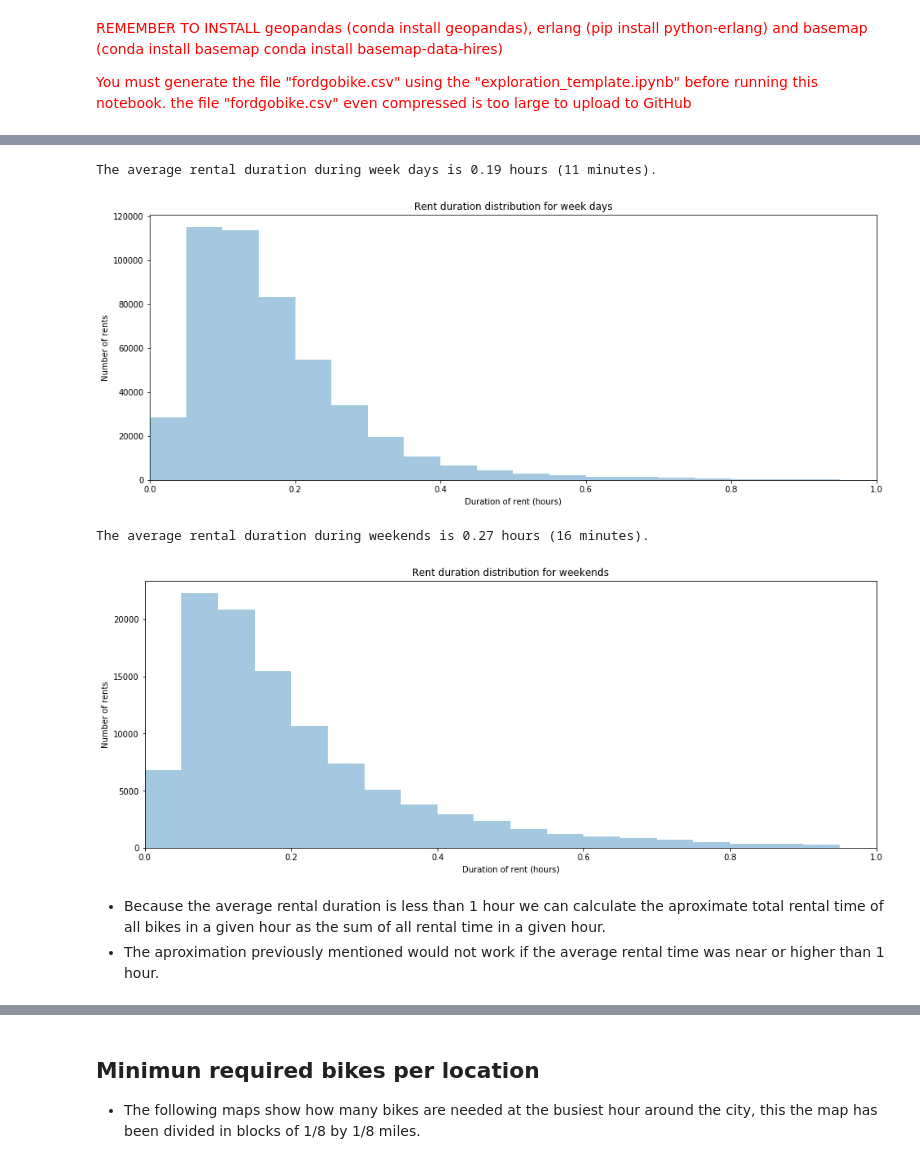
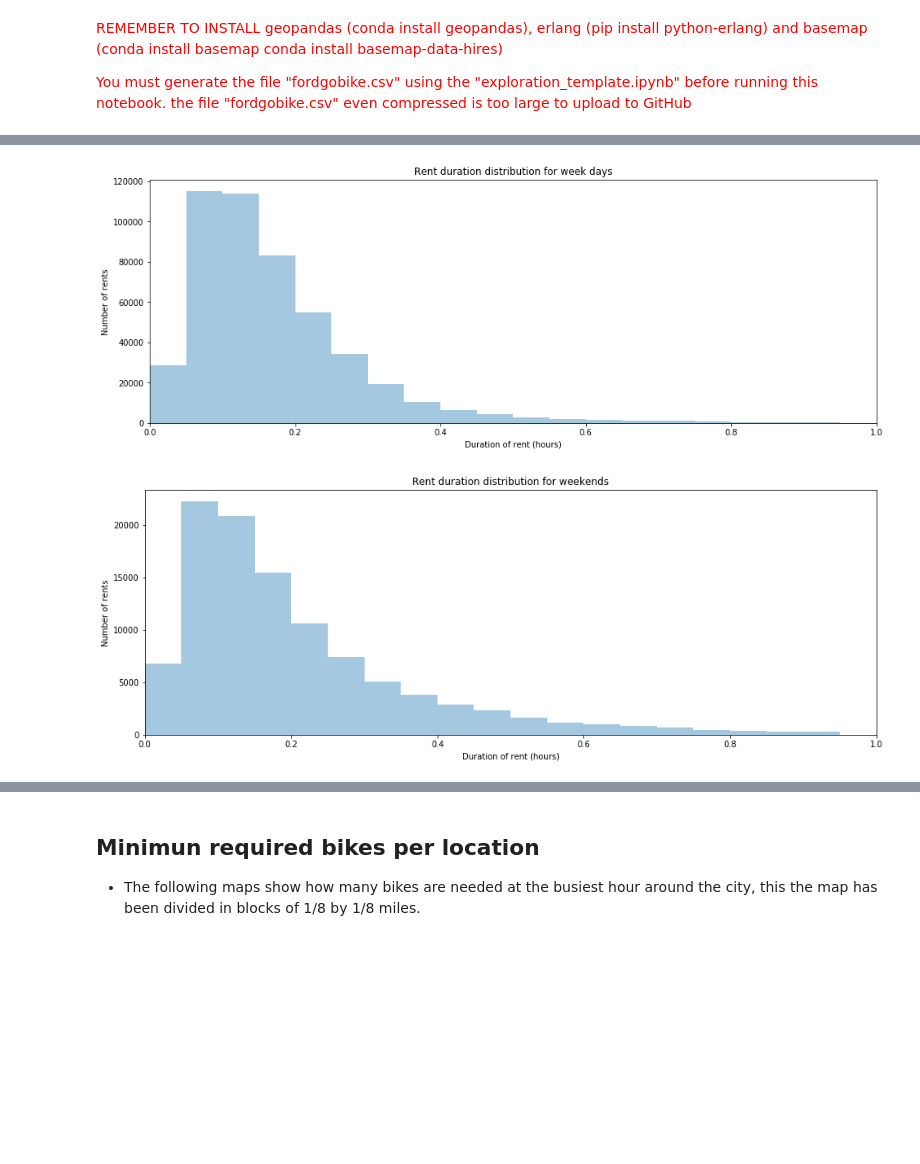
Before and after one commit to olivergarciarg/Udacity_Data_Analyst_Nano_Degree_Project_5, a Jupyter notebook: slide_deck_template.ipynb, the cells around one changed output, grey strips where cells are left out. Saved outputs shown, nothing was run; the diff lists cells and outputs as text; code cells hidden in the pictures; blank space fills up the shorter version.

```diff
--- a/slide_deck_template.ipynb
+++ b/slide_deck_template.ipynb
@@ -36,7 +36,7 @@ import warnings
 warnings.simplefilter("ignore")
 # %%
 # load in the dataset into a pandas dataframe
-fordgobike_clean = pd.read_csv('fordgobike.csv')
+fordgobike_clean = pd.read_csv('fordgobike.zip')
 # %%
 # filtering weekdays only (excluding holidays)
 fordgobike_weekday = fordgobike_clean.query("weekend == False & is_holiday ==False")
@@ -49,32 +149,26 @@ fordgobike_weekend = fordgobike_clean.query("weekend == True & is_holiday ==Fals
 # %%
 base_color = sb.color_palette()[2]
 bins = np.arange(0, 1, 0.05)
-plt.figure(figsize=(16,6));
+plt.figure(figsize=(16,5.5));
 plt.xlim(0,1)
 average_rental_duration = fordgobike_weekday['duration_hour'].mean()
 average_rental_duration_min = round(average_rental_duration*60,0)
-print(f'The average rental duration during week days is \
-{average_rental_duration:.2f} hours ({average_rental_duration_min:.0f} minutes).');
+# print(f'The average rental duration during week days is \
+#{average_rental_duration:.2f} hours ({average_rental_duration_min:.0f} minutes).');
 ax = sb.distplot(fordgobike_weekday['duration_hour'],kde = False, bins=bins);
 ax.set(xlabel='Duration of rent (hours)', ylabel='Number of rents', title = 'Rent duration distribution for week days');
+
+plt.figure(figsize=(16,5.5));
+plt.xlim(0,1)
+average_rental_duration = fordgobike_weekend['duration_hour'].mean()
+average_rental_duration_min = round(average_rental_duration*60,0)
+# print(f'The average rental duration during weekends is \
+# {average_rental_duration:.2f} hours ({average_rental_duration_min:.0f} minutes).');
+ax = sb.distplot(fordgobike_weekend['duration_hour'],kde = False, bins=bins);
+ax.set(xlabel='Duration of rent (hours)', ylabel='Number of rents', title = 'Rent duration distribution for weekends');
 # %% [output]
-The average rental duration during week days is 0.19 hours (11 minutes).
-[figure, old version]
+[figure, new version]
+[figure, added]
-# %%
-plt.figure(figsize=(16,6));
-plt.xlim(0,1)
-average_rental_duration = fordgobike_weekend['duration_hour'].mean()
-average_rental_duration_min = round(average_rental_duration*60,0)
-print(f'The average rental duration during weekends is \
-{average_rental_duration:.2f} hours ({average_rental_duration_min:.0f} minutes).');
-ax = sb.distplot(fordgobike_weekend['duration_hour'],kde = False, bins=bins);
-ax.set(xlabel='Duration of rent (hours)', ylabel='Number of rents', title = 'Rent duration distribution for weekends');
-# %% [output]
-The average rental duration during weekends is 0.27 hours (16 minutes).
-[figure, removed]
-# %% [markdown]
-- Because the average rental duration is less than 1 hour we can calculate the aproximate total rental time of all bikes in a given hour as the sum of all rental time in a given hour.
-- The aproximation previously mentioned would not work if the average rental time was near or higher than 1 hour.
 # %%
 # removing records with duration_hour greater than 1 hour
 fordgobike_weekday=fordgobike_weekday[fordgobike_weekday['duration_hour']<=1]
```
Also changed, not shown: parts of 12 cells of this notebook, 5 other files.
